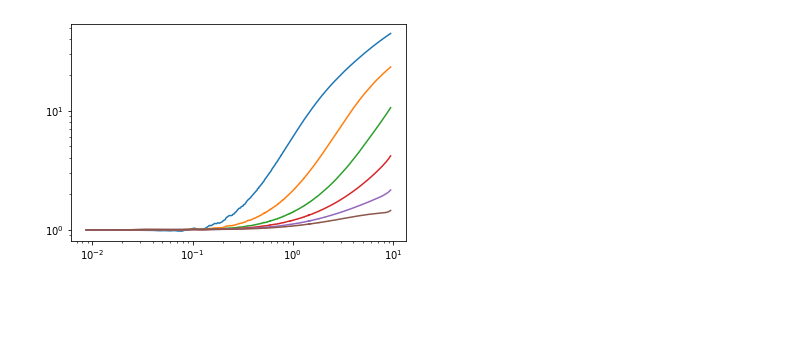
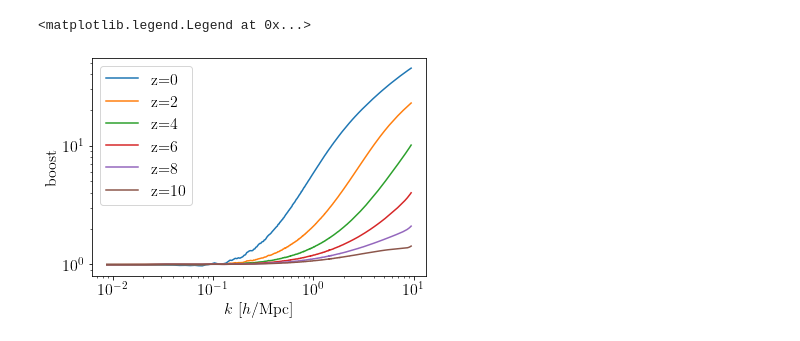
Before and after one commit to miknab/EuclidEmulator2, a Jupyter notebook: test_euclid_emu2.ipynb, the cells around one changed output. Cells and saved outputs as stored; diff of their text form; code cells hidden in the pictures; blank space fills up the shorter version.

```diff
--- a/test_euclid_emu2.ipynb
+++ b/test_euclid_emu2.ipynb
@@ -3,23 +3,50 @@ import euclidemu2 as ee2py
 import numpy as np
 import matplotlib.pyplot as plt
 import scipy, scipy.interpolate
+# %%
+# Set plotting and printing options (may result in errors if latex is not installed)
+%matplotlib inline
+
+font = {'size'   : 16, 'family':'STIXGeneral'}
+axislabelfontsize='x-large'
+plt.rc('font', **font)
+plt.rcParams['text.usetex'] = True
+
+np.set_printoptions(precision=3,linewidth=200,suppress=False)
 # %%
-# Parameter dictionary (accepts multiple formats)
+# Input parameter dictionary
+#
+# Accepts multiple formats such as CLASS par dictionary
+# Accepts both Omega_x or omega_x = Omega_x*h^2 depending on capitalization of O
+# Requires at least 5 parameters (As, ns, Omb, Omm, h)
+# Other parameters (mnu,w,wa) will be set to LCDM values if not specified
+# Additional parameters will be ignored.
+
 cosmo_par={'As':2.1e-09,
            'ns':0.966,
            'Omb':0.04,
            'Omm':0.3,
-           'H0':68,
-           'mnu':0.05,
+           'h':0.68,
+           'mnu':0.15,
            'w':-1.0,
            'wa':0.0}
 
 #Array with chosen redshifts (between 0 and 10)
 redshifts=[0,2,4,6,8,10]
 
-k, b = ee2py.get_boost(cosmo_par,redshifts)
+# Standard call of the main function with default k-range
+#
+# Always returns a numpy array for k and a dict for b indexed with an
+# integer corresponding to the position in the redshifts array.
+# Each element of the dictionary in b is a numpy array with the boost
+
+k, b = ee2.get_boost(cosmo_par,redshifts)
 # %%
 for i in range(len(redshifts)):
-    plt.loglog(k,b[i])
+    plt.loglog(k,b[i],label="z="+str(redshifts[i]))
+
+plt.xlabel(r'$k\ [h/\rm{Mpc}]$'); plt.ylabel('boost')
+plt.legend()
 # %% [output]
+<matplotlib.legend.Legend at 0x...>
-[figure, old version]
+[figure, new version]
```
Also changed, not shown: parts of 3 cells of this notebook, 2 other files.
